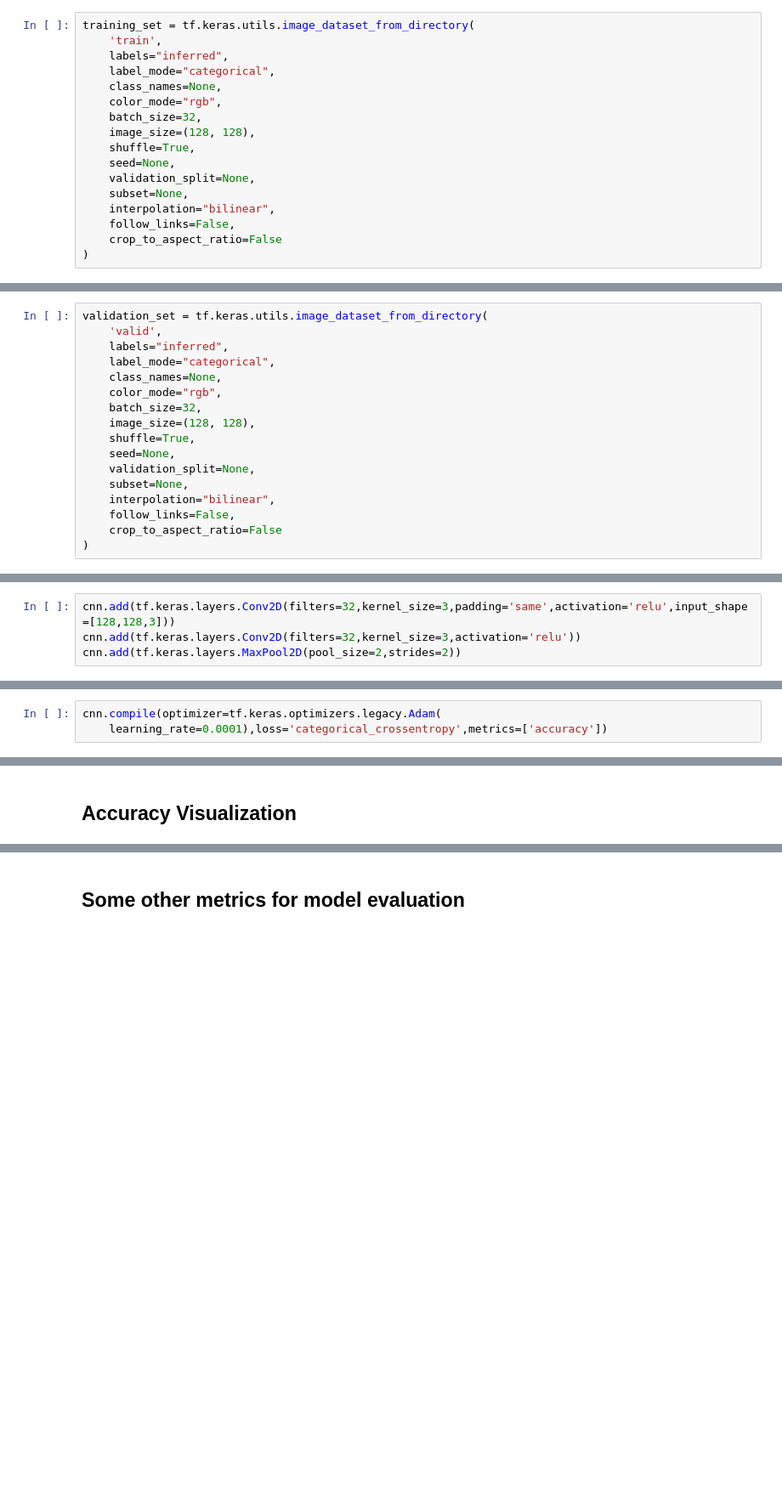
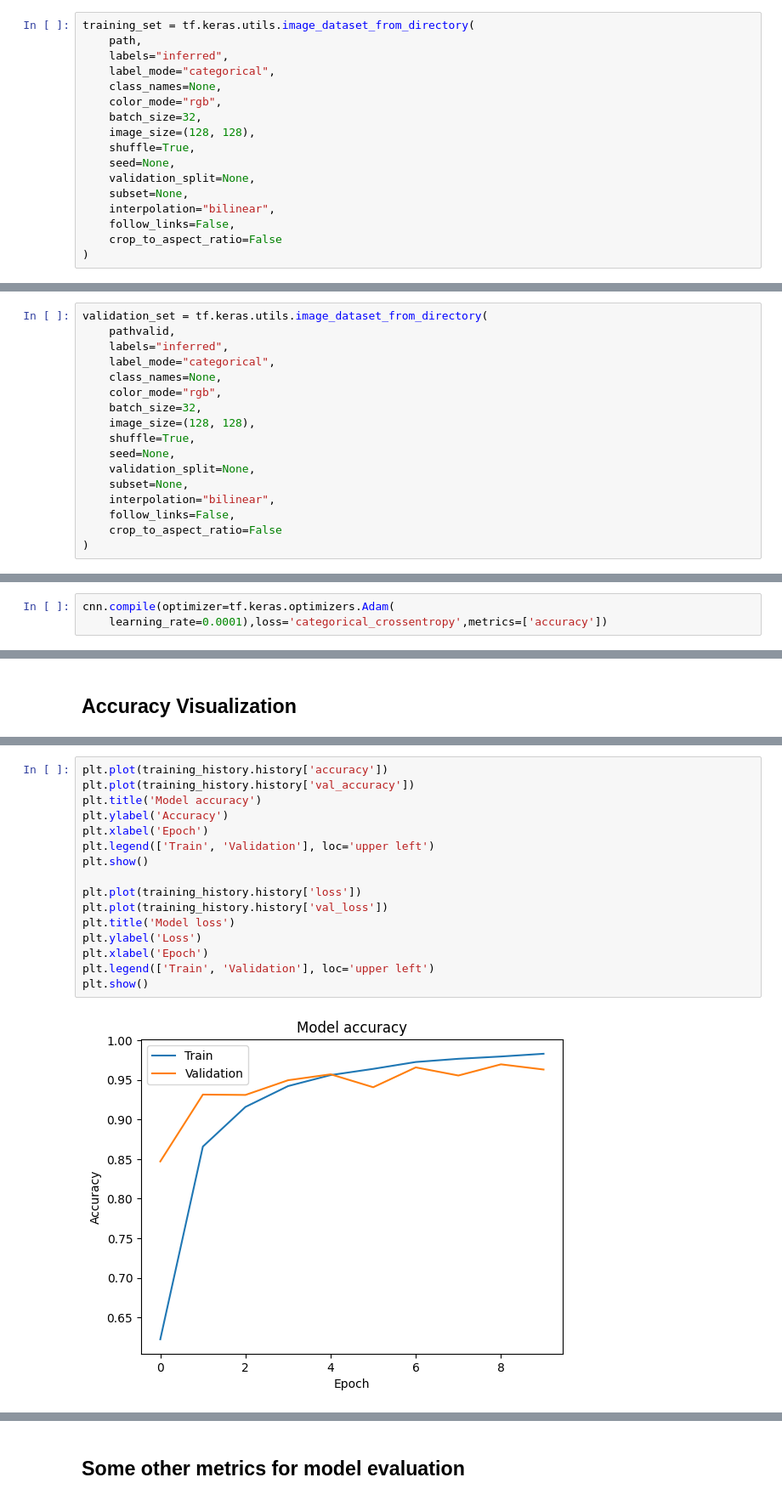
Before and after one commit to AaryaBhutkar/Plant_Disease_Detection, a Jupyter notebook: Train_plant_disease.ipynb, the cells around one changed output, grey strips where cells are left out. Shown at 85% size. Drawn from its saved outputs; the diff is of its cells as text; blank space fills up the shorter version.

Commit message:
working model and changes in main

```diff
--- a/Train_plant_disease.ipynb
+++ b/Train_plant_disease.ipynb
@@ -101,6 +69,6 @@ import seaborn as sns
 # %%
 training_set = tf.keras.utils.image_dataset_from_directory(
-    'train',
+    path,
     labels="inferred",
     label_mode="categorical",
     class_names=None,
@@ -121,7 +89,7 @@ Found 70295 files belonging to 38 classes.
 ### Validation Image Preprocessing
 # %%
 validation_set = tf.keras.utils.image_dataset_from_directory(
-    'valid',
+    pathvalid,
     labels="inferred",
     label_mode="categorical",
     class_names=None,
@@ -149,7 +117,3 @@ Found 17572 files belonging to 38 classes.
 cnn = tf.keras.models.Sequential()
 # %% [markdown]
 ### Building Convolution Layer
-# %%
-cnn.add(tf.keras.layers.Conv2D(filters=32,kernel_size=3,padding='same',activation='relu',input_shape=[128,128,3]))
-cnn.add(tf.keras.layers.Conv2D(filters=32,kernel_size=3,activation='relu'))
-cnn.add(tf.keras.layers.MaxPool2D(pool_size=2,strides=2))
@@ -183,7 +148,7 @@ cnn.add(tf.keras.layers.Dense(units=38,activation='softmax'))
 # %% [markdown]
 ### Compiling and Training Phase
 # %%
-cnn.compile(optimizer=tf.keras.optimizers.legacy.Adam(
+cnn.compile(optimizer=tf.keras.optimizers.Adam(
     learning_rate=0.0001),loss='categorical_crossentropy',metrics=['accuracy'])
 # %%
 cnn.summary()
@@ -272,0 +260,18 @@ NameError: name 'training_history' is not defined
+# %%
+plt.plot(training_history.history['accuracy'])
+plt.plot(training_history.history['val_accuracy'])
+plt.title('Model accuracy')
+plt.ylabel('Accuracy')
+plt.xlabel('Epoch')
+plt.legend(['Train', 'Validation'], loc='upper left')
+plt.show()
+
+plt.plot(training_history.history['loss'])
+plt.plot(training_history.history['val_loss'])
+plt.title('Model loss')
+plt.ylabel('Loss')
+plt.xlabel('Epoch')
+plt.legend(['Train', 'Validation'], loc='upper left')
+plt.show()
+# %% [output]
+[figure, added]
```
Also changed, not shown: parts of 30 cells of this notebook, 39 other files.
